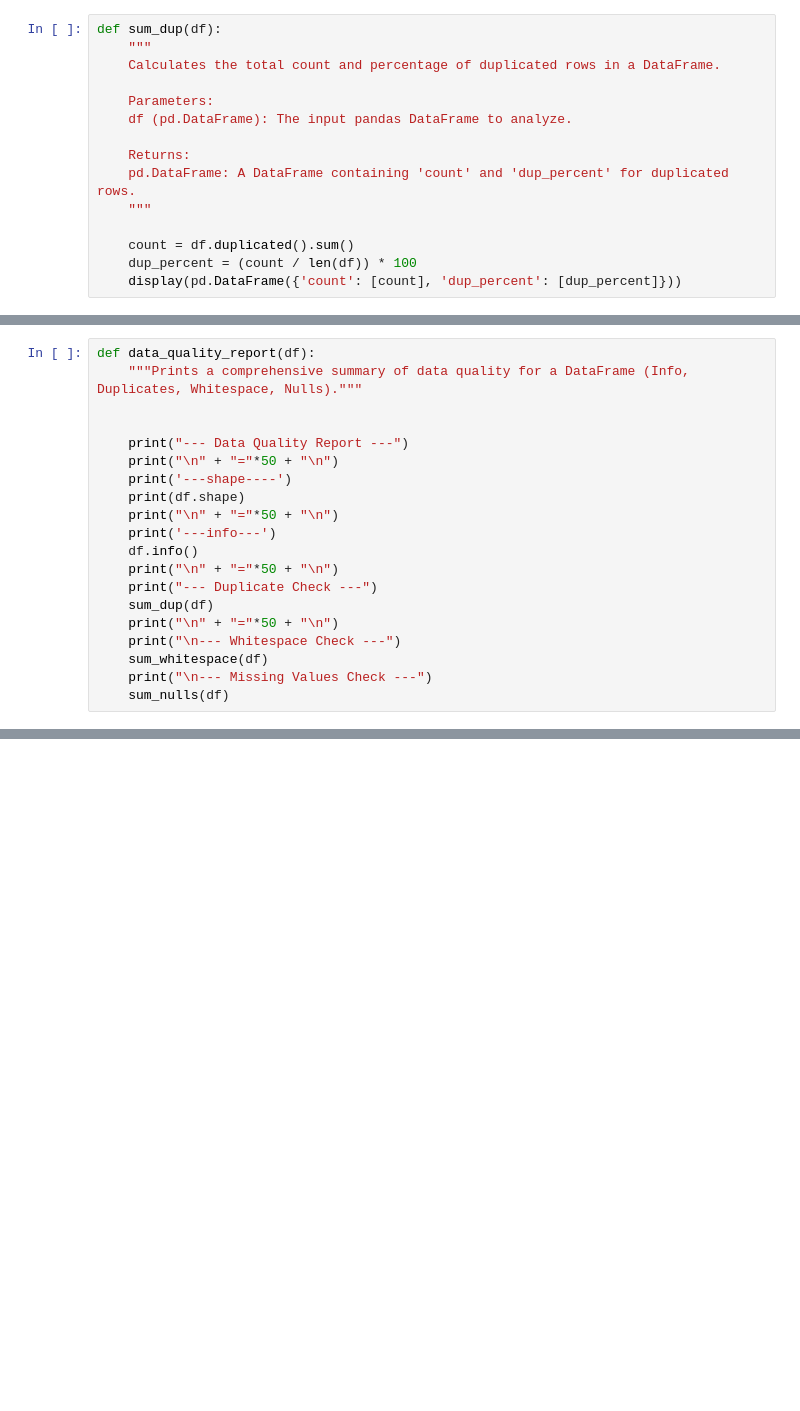
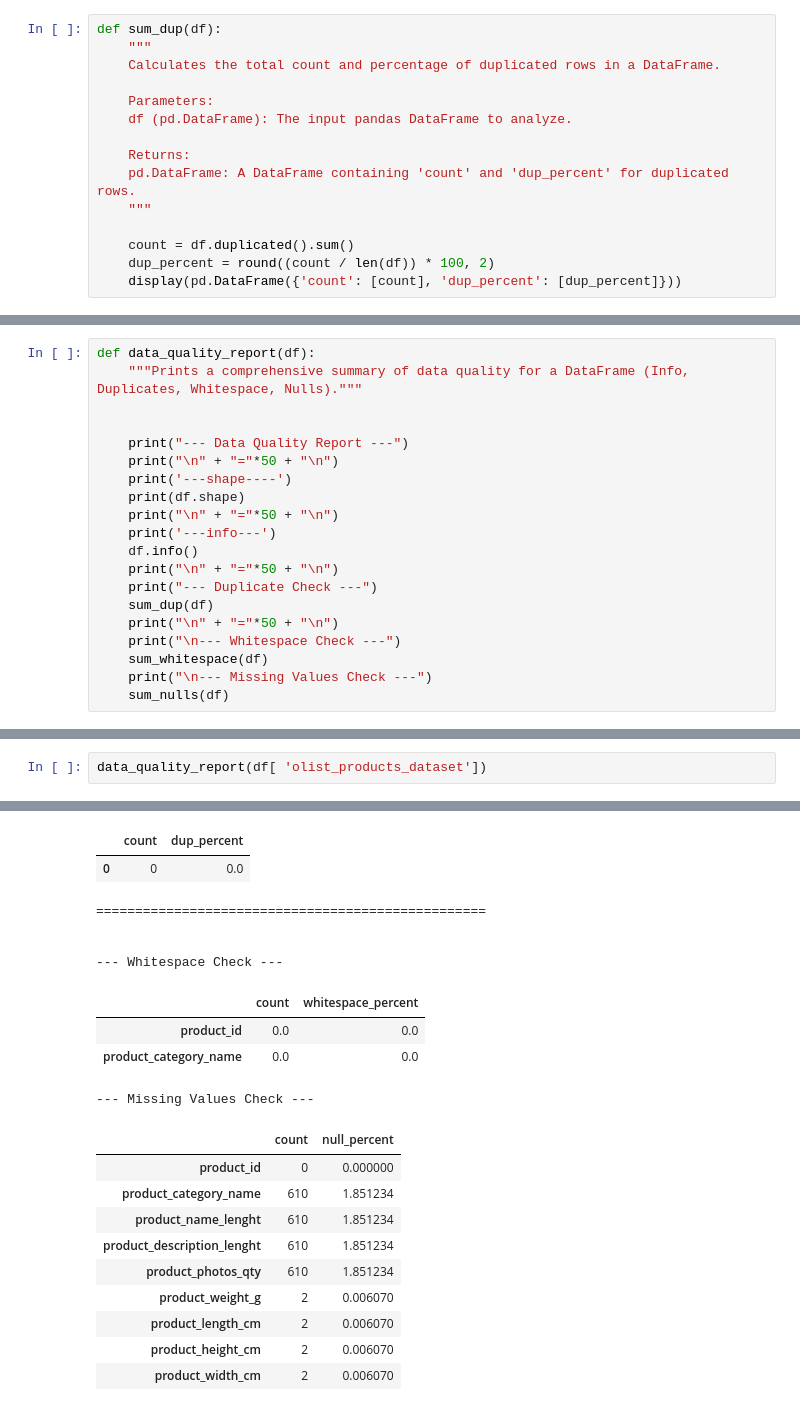
Before and after one commit to eslamsamirkhalil6-creator/olist-ecommerce-analytics, a Jupyter notebook: notebooks/01_data_cleaning_and_validation.ipynb, the cells around one changed output, grey strips where cells are left out. Cells and saved outputs as stored; diff of their text form; blank space fills up the shorter version.

```diff
--- a/notebooks/01_data_cleaning_and_validation.ipynb
+++ b/notebooks/01_data_cleaning_and_validation.ipynb
@@ -123,7 +123,7 @@ def sum_dup(df):
     """
 
     count = df.duplicated().sum()
-    dup_percent = (count / len(df)) * 100
+    dup_percent = round((count / len(df)) * 100, 2)
     display(pd.DataFrame({'count': [count], 'dup_percent': [dup_percent]}))
 # %% [markdown]
 ### test func
@@ -239,0 +615,3 @@ def data_quality_report(df):
+# %%
+data_quality_report(df[ 'olist_products_dataset'])
+# %% [output]
@@ -239,0 +635,20 @@ def data_quality_report(df):
+|  | count | dup_percent |
+| 0 | 0 | 0.0 |
+==================================================
+
+
+--- Whitespace Check ---
+|  | count | whitespace_percent |
+| product_id | 0.0 | 0.0 |
+| product_category_name | 0.0 | 0.0 |
+--- Missing Values Check ---
+|  | count | null_percent |
+| product_id | 0 | 0.000000 |
+| product_category_name | 610 | 1.851234 |
+| product_name_lenght | 610 | 1.851234 |
+| product_description_lenght | 610 | 1.851234 |
+| product_photos_qty | 610 | 1.851234 |
+| product_weight_g | 2 | 0.006070 |
+| product_length_cm | 2 | 0.006070 |
+| product_height_cm | 2 | 0.006070 |
+| product_width_cm | 2 | 0.006070 |
```
Also changed, not shown: parts of 19 cells of this notebook.
